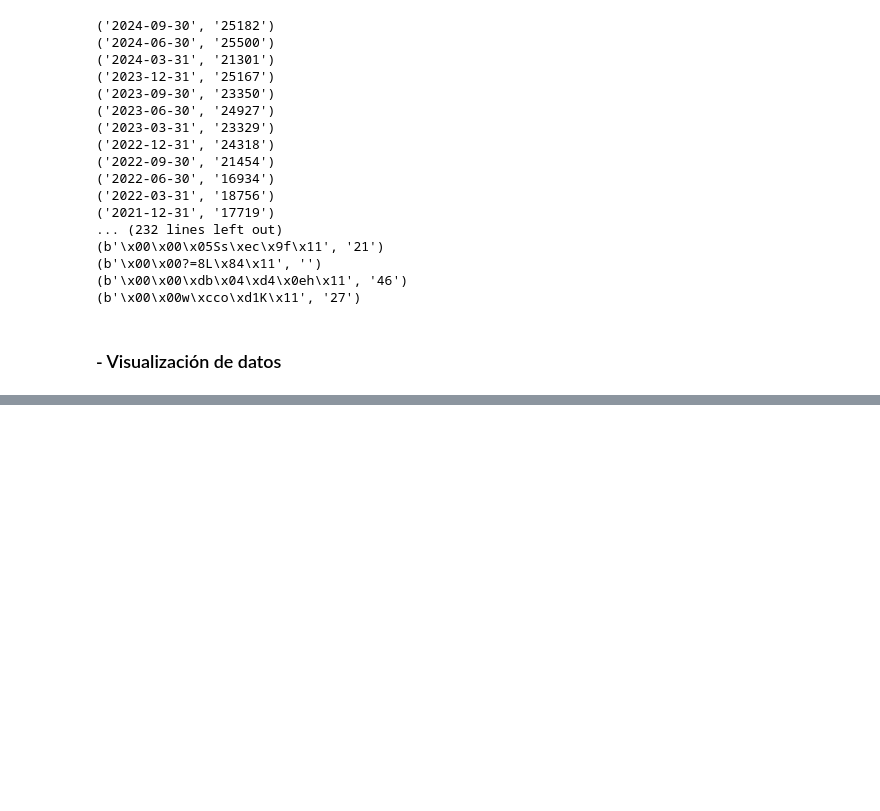
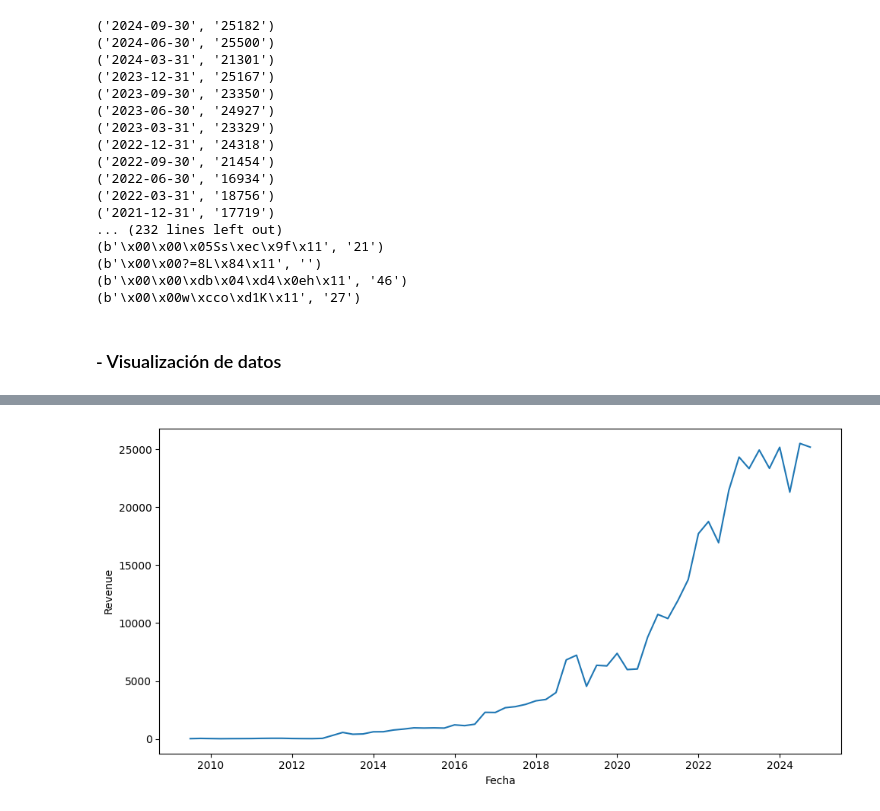
Before and after one commit to Antero-ops/web-scraping-project-tutorial, a Jupyter notebook: src/explore.es.ipynb, the cells around one changed output, grey strips where cells are left out. Cells and saved outputs as stored; diff of their text form; code cells hidden in the pictures; blank space fills up the shorter version.

```diff
--- a/src/explore.es.ipynb
+++ b/src/explore.es.ipynb
@@ -221,0 +181,12 @@ AttributeError: 'Series' object has no attribute 'columns'
+# %%
+import matplotlib.pyplot as plt
+import seaborn as sns
+
+fig, axis = plt.subplots(figsize = (10, 5))
+
+sns.lineplot(data = tesla_dinerito, x = "Fecha", y = "Revenue")
+
+plt.tight_layout()
+plt.show()
+# %% [output]
+[figure, added]
```
Also changed, not shown: parts of 10 cells of this notebook, 1 other file.
